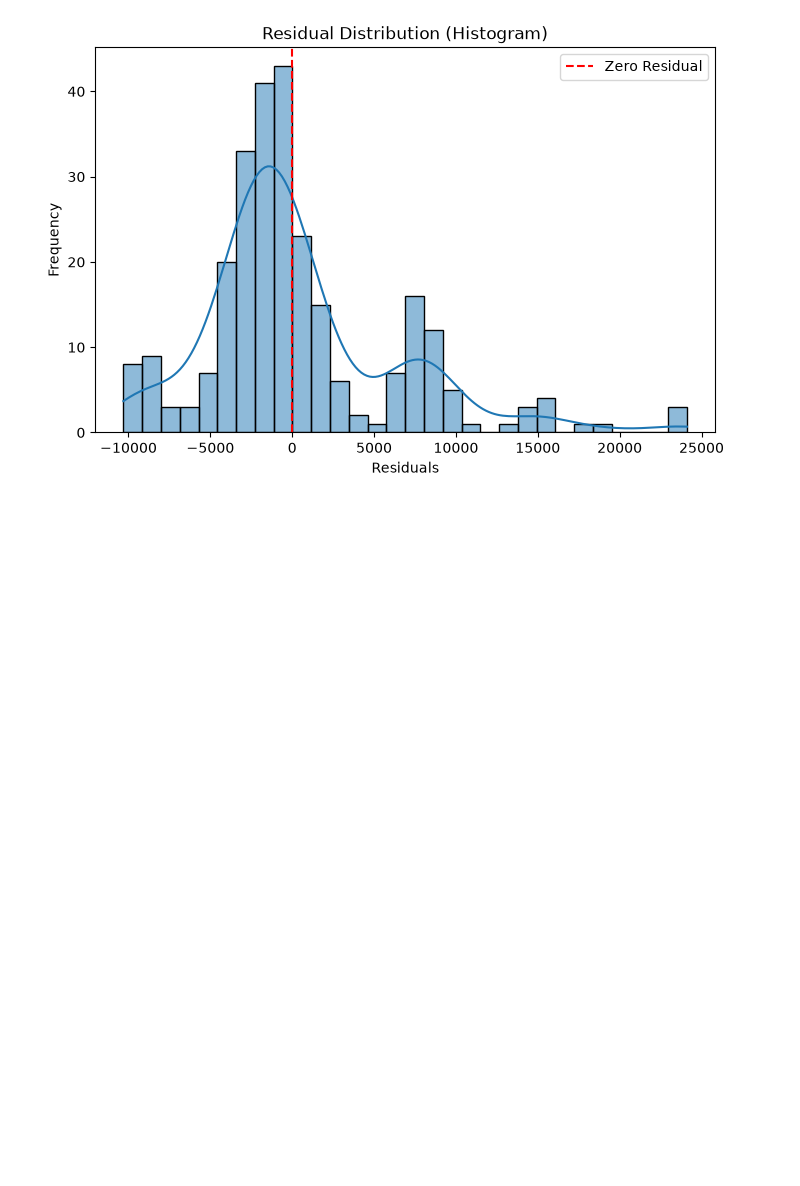
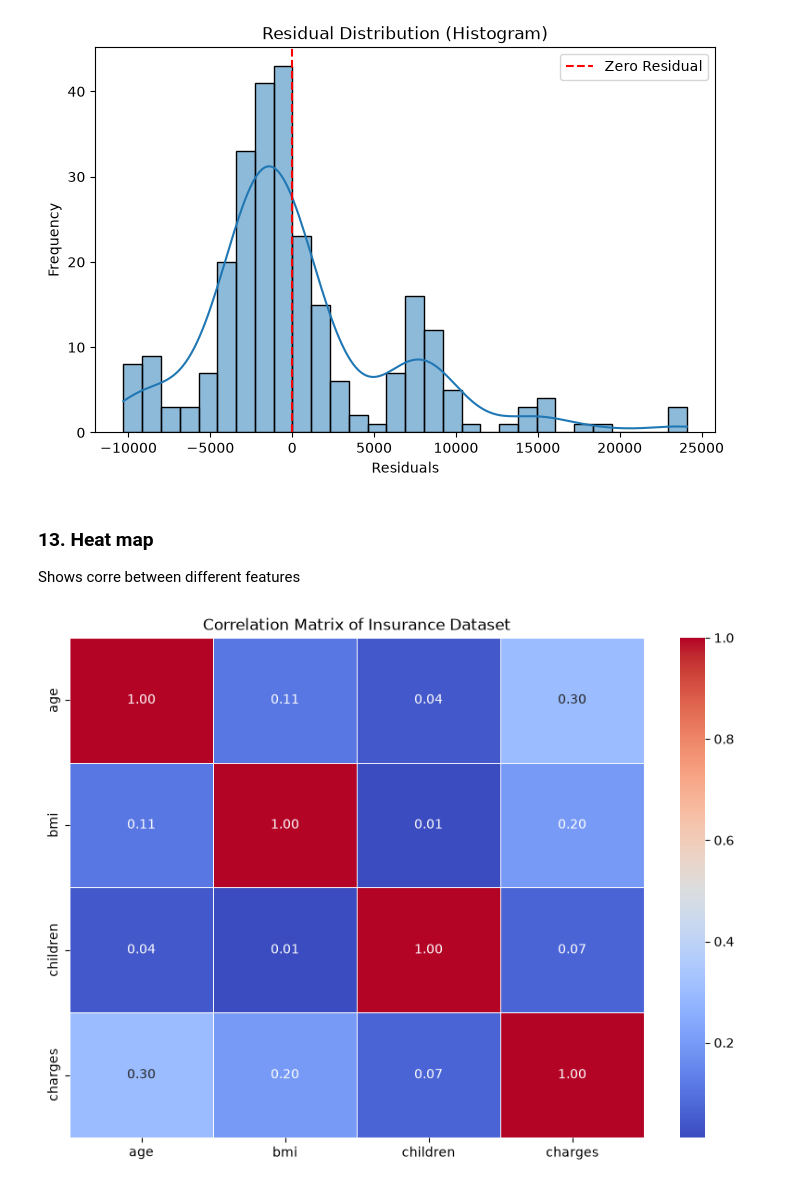
Before and after one commit to HarshitAgrawal-2030/InsurancePriceML, a Jupyter notebook: notebooks/Insurance_Premium_Linear_Regression.ipynb, the cells around one changed output. Cells and saved outputs as stored; diff of their text form; code cells hidden in the pictures; blank space fills up the shorter version.

```diff
--- a/notebooks/Insurance_Premium_Linear_Regression.ipynb
+++ b/notebooks/Insurance_Premium_Linear_Regression.ipynb
@@ -375,3 +404,21 @@ plt.legend()
 plt.show()
 # %% [output]
 [figure]
+# %% [markdown]
+### 13. Heat map
+Shows corre between different features
+# %%
+plt.figure(figsize=(10, 7))
+
+sns.heatmap(
+    df.corr(numeric_only=True),
+    annot=True,
+    cmap="coolwarm",
+    fmt=".2f",
+    linewidths=0.5
+)
+
+plt.title("Correlation Matrix of Insurance Dataset")
+plt.show()
+# %% [output]
+[figure, added]
```
Also changed, not shown: parts of 14 cells of this notebook.
